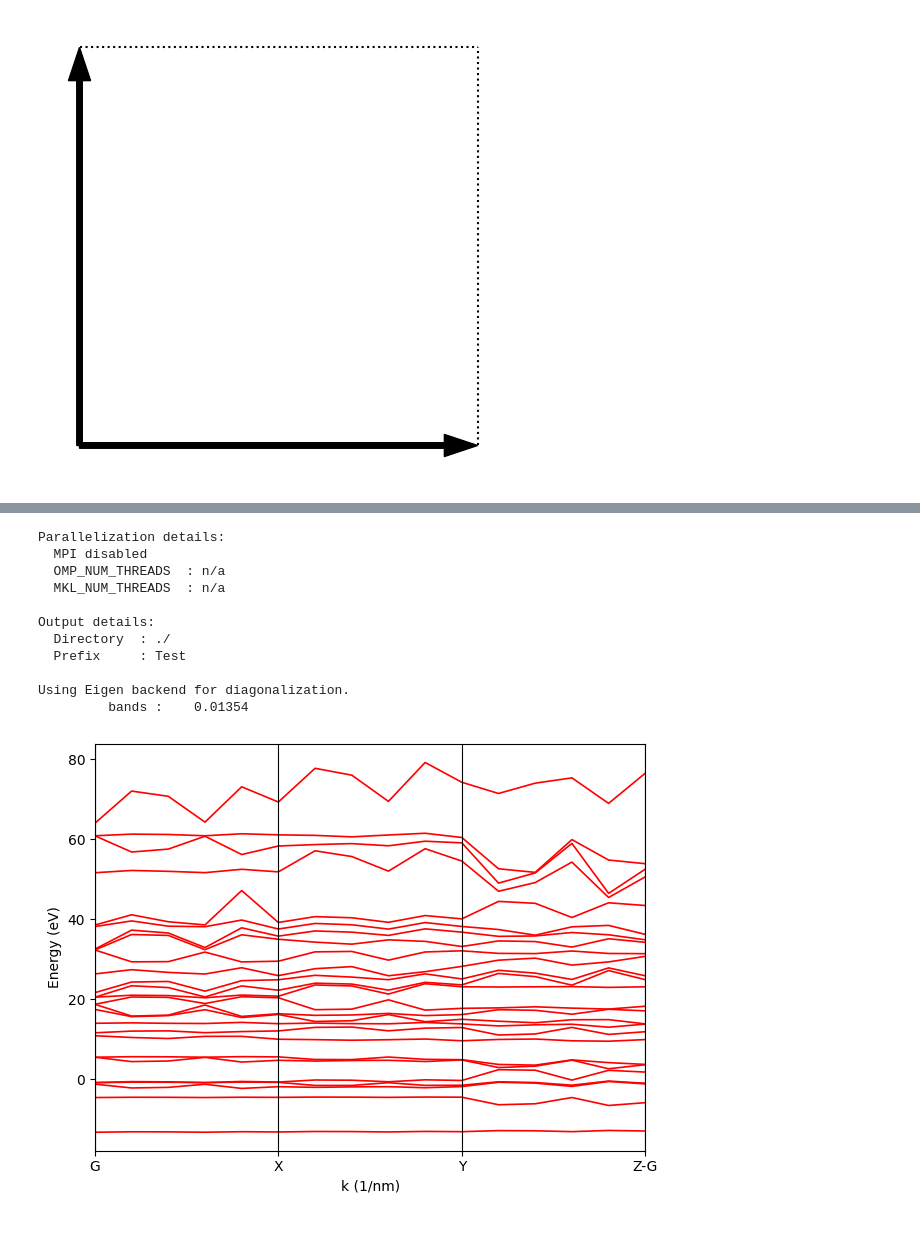
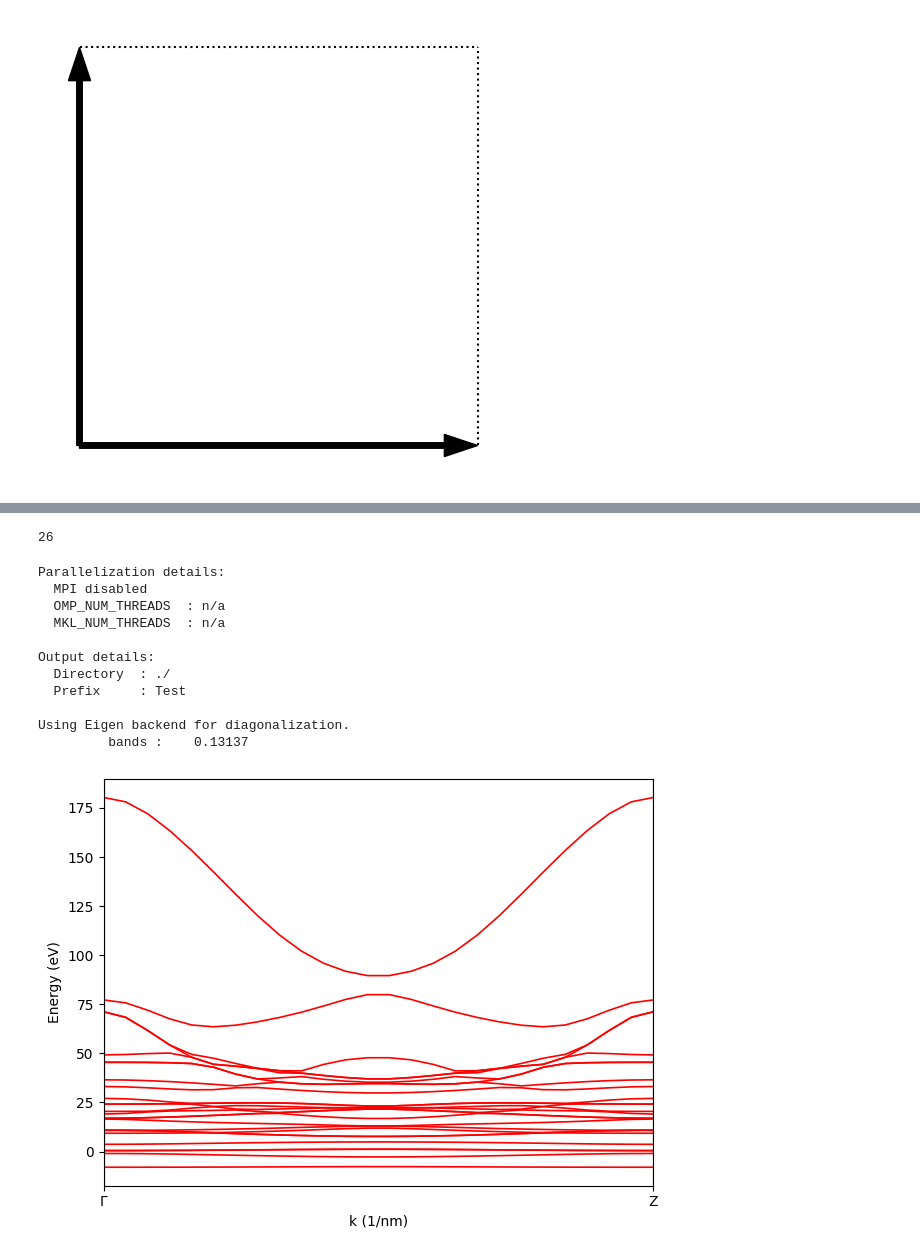
Before and after one commit to alapena/graph2mat4abn, a Jupyter notebook: tutorials/tbplas/tbplas_dos_withourdata.ipynb, the cells around one changed output, grey strips where cells are left out. Cells and saved outputs as stored; diff of their text form; code cells hidden in the pictures.

```diff
--- a/tutorials/tbplas/tbplas_dos_withourdata.ipynb
+++ b/tutorials/tbplas/tbplas_dos_withourdata.ipynb
@@ -70,0 +82,8 @@ cell.plot()
+# %%
+print("Plotting structure...")
+file = sisl.get_sile(path / "aiida.fdf")
+fig = file.plot.geometry(axes="xyz")
+# filepath = savedir_struct / f"{n_atoms}atm_{structure}.png"
+# fig.write_image(str(filepath))
+fig.show()
+file.read_geometry().atoms.Z
@@ -73,7 +152,7 @@ cell.plot()
 # We need to iterate though each nnz element of h and get the isc in a tuple, the orb_in, the orb_out and the hopping value.
 nnz = len(data)
 n_orbs = len(labels[0]) # Assuming all atoms have the same nr of orbitals
-n_atoms = len(positions)
+n_atoms = int(path.parts[-2].split("_")[-2])
 iscs = []
 orbs_in = []
 orbs_out = []
@@ -89,4 +168,4 @@ for k in range(nnz):
 
 
 add_hopping_terms(cell, iscs, orbs_in, orbs_out, hoppings)
-cell.plot()
+# cell.plot()
@@ -129,7 +206,7 @@ for i in range(cell.num_orb):
 # We need to iterate though each nnz element of h and get the isc in a tuple, the orb_in, the orb_out and the hopping value.
 nnz = len(data)
 n_orbs = len(labels[0]) # Assuming all atoms have the same nr of orbitals
-n_atoms = len(positions)
+n_atoms = int(path.parts[-2].split("_")[-2])
 iscs = []
 orbs_in = []
 orbs_out = []
@@ -147,0 +242,16 @@ add_hopping_terms(overlap, iscs, orbs_in, orbs_out, hoppings)
+# %%
+# Define a path in k-space
+
+
+# Compute k path
+B = np.vstack([b1, b2, b3])  # shape (3,3)
+k_cart = np.array([[0.0, 0.0, 0.0], b3])
+k_label = [r"$\Gamma$", "Z"]
+
+k_frac = np.array([np.linalg.solve(B.T, k) for k in k_cart])
+
+n_ks = 25
+k_path, k_idx = tb.gen_kpath(k_frac, [n_ks for _ in range(len(k_frac) -1)])
+len(k_path)
+# %% [output]
+26
@@ -148,49 +379,34 @@ add_hopping_terms(overlap, iscs, orbs_in, orbs_out, hoppings)
 # %%
 # Calculations
-
-# Define a path in k-space
-k_dir_x = geometry.rcell[:,0]
-k_dir_y = geometry.rcell[:,1]
-k_dir_z = geometry.rcell[:,2]
-k_points = np.array([
-    [0.0, 0.0, 0.0],    # Gamma
-    k_dir_x,
-    k_dir_x + k_dir_y,
-    k_dir_x + k_dir_y + k_dir_z
-])
-k_points = np.array([[0, 0, 0], [0, 0, 1]]) if debug_mode else k_points
-k_label = ["G", "X", "Y", "Z-G"] if not debug_mode else ["G", "X-G"]
-
-n_ks = 5
-k_path, k_idx = tb.gen_kpath(k_points, [n_ks, n_ks, n_ks])
 
 
 # Bands
 use_diag_solver = True
 if use_diag_solver:
     solver = tb.DiagSolver(cell, overlap)
     solver.config.k_points = k_path
     solver.config.prefix = "Test"
+    solver.config.algo = "gpu"
     timer = tb.Timer()
     timer.tic("bands")
     k_len, bands = solver.calc_bands()
     timer.toc("bands")
 else:
     k_len, bands = tb.calc_bands(cell, k_path, prefix="graphene")
 
 vis = tb.Visualizer()
 timer.report_total_time()
 fig_bands = vis.plot_bands(k_len, bands, k_idx, k_label)
 # %% [output]
 Parallelization details:
   MPI disabled
   OMP_NUM_THREADS  : n/a
   MKL_NUM_THREADS  : n/a
 
 Output details:
   Directory  : ./
   Prefix     : Test
 
 Using Eigen backend for diagonalization.
-         bands :    0.01354
+         bands :    0.13137
-[figure, old version]
+[figure, new version]
```
Also changed, not shown: parts of 10 cells of this notebook, 14 other files.
